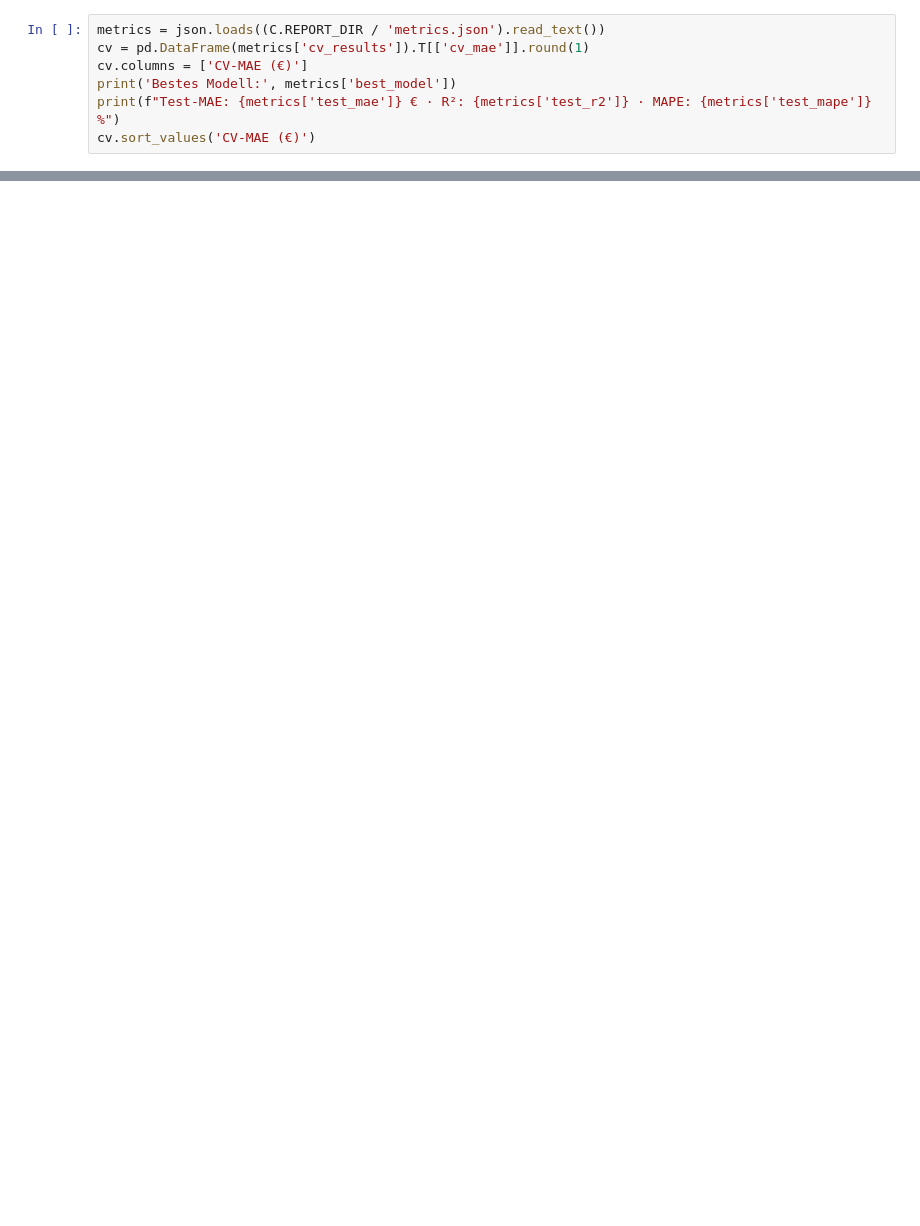
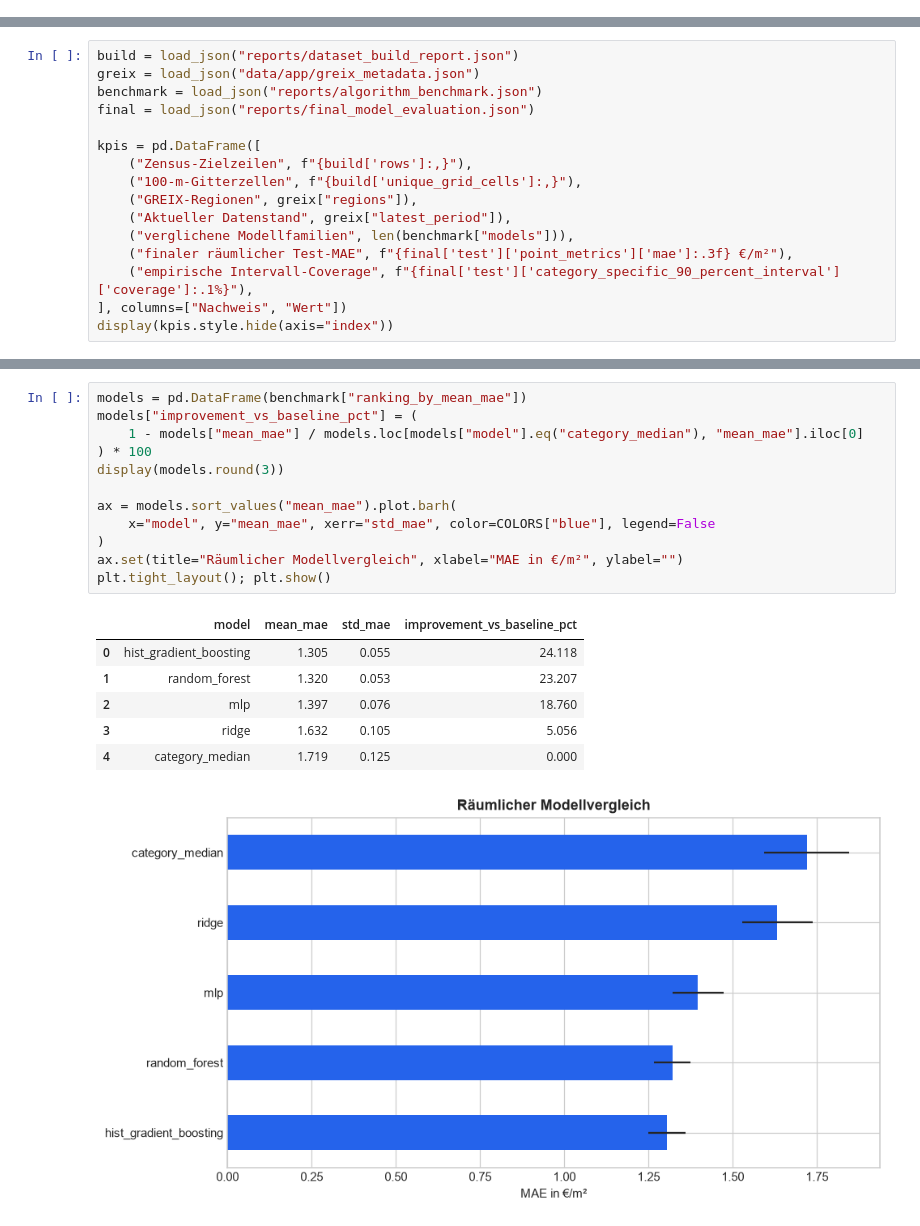
Before and after one commit to neleknaak-31/MietCheck, a Jupyter notebook: notebooks/00_gesamtueberblick_qua3ck.ipynb, the cells around one changed output, grey strips where cells are left out. Saved outputs shown, nothing was run; the diff lists cells and outputs as text; blank space fills up the shorter version.

```diff
--- a/notebooks/00_gesamtueberblick_qua3ck.ipynb
+++ b/notebooks/00_gesamtueberblick_qua3ck.ipynb
@@ -142,7 +0,0 @@ Wir laden die gespeicherten Kennzahlen.
-# %%
-metrics = json.loads((C.REPORT_DIR / 'metrics.json').read_text())
-cv = pd.DataFrame(metrics['cv_results']).T[['cv_mae']].round(1)
-cv.columns = ['CV-MAE (€)']
-print('Bestes Modell:', metrics['best_model'])
-print(f"Test-MAE: {metrics['test_mae']} € · R²: {metrics['test_r2']} · MAPE: {metrics['test_mape']} %")
-cv.sort_values('CV-MAE (€)')
@@ -186,0 +43,16 @@ Faire Kaltmiete (70 m², Berlin): 694 €
+# %%
+build = load_json("reports/dataset_build_report.json")
+greix = load_json("data/app/greix_metadata.json")
+benchmark = load_json("reports/algorithm_benchmark.json")
+final = load_json("reports/final_model_evaluation.json")
+
+kpis = pd.DataFrame([
+    ("Zensus-Zielzeilen", f"{build['rows']:,}"),
+    ("100-m-Gitterzellen", f"{build['unique_grid_cells']:,}"),
+    ("GREIX-Regionen", greix["regions"]),
+    ("Aktueller Datenstand", greix["latest_period"]),
+    ("verglichene Modellfamilien", len(benchmark["models"])),
+    ("finaler räumlicher Test-MAE", f"{final['test']['point_metrics']['mae']:.3f} €/m²"),
+    ("empirische Intervall-Coverage", f"{final['test']['category_specific_90_percent_interval']['coverage']:.1%}"),
+], columns=["Nachweis", "Wert"])
+display(kpis.style.hide(axis="index"))
@@ -186,0 +97,20 @@ Faire Kaltmiete (70 m², Berlin): 694 €
+# %%
+models = pd.DataFrame(benchmark["ranking_by_mean_mae"])
+models["improvement_vs_baseline_pct"] = (
+    1 - models["mean_mae"] / models.loc[models["model"].eq("category_median"), "mean_mae"].iloc[0]
+) * 100
+display(models.round(3))
+
+ax = models.sort_values("mean_mae").plot.barh(
+    x="model", y="mean_mae", xerr="std_mae", color=COLORS["blue"], legend=False
+)
+ax.set(title="Räumlicher Modellvergleich", xlabel="MAE in €/m²", ylabel="")
+plt.tight_layout(); plt.show()
+# %% [output]
+|  | model | mean_mae | std_mae | improvement_vs_baseline_pct |
+| 0 | hist_gradient_boosting | 1.305 | 0.055 | 24.118 |
+| 1 | random_forest | 1.320 | 0.053 | 23.207 |
+| 2 | mlp | 1.397 | 0.076 | 18.760 |
+| 3 | ridge | 1.632 | 0.105 | 5.056 |
+| 4 | category_median | 1.719 | 0.125 | 0.000 |
+[figure, added]
```
Also changed, not shown: parts of 26 cells of this notebook, 14 other files.
